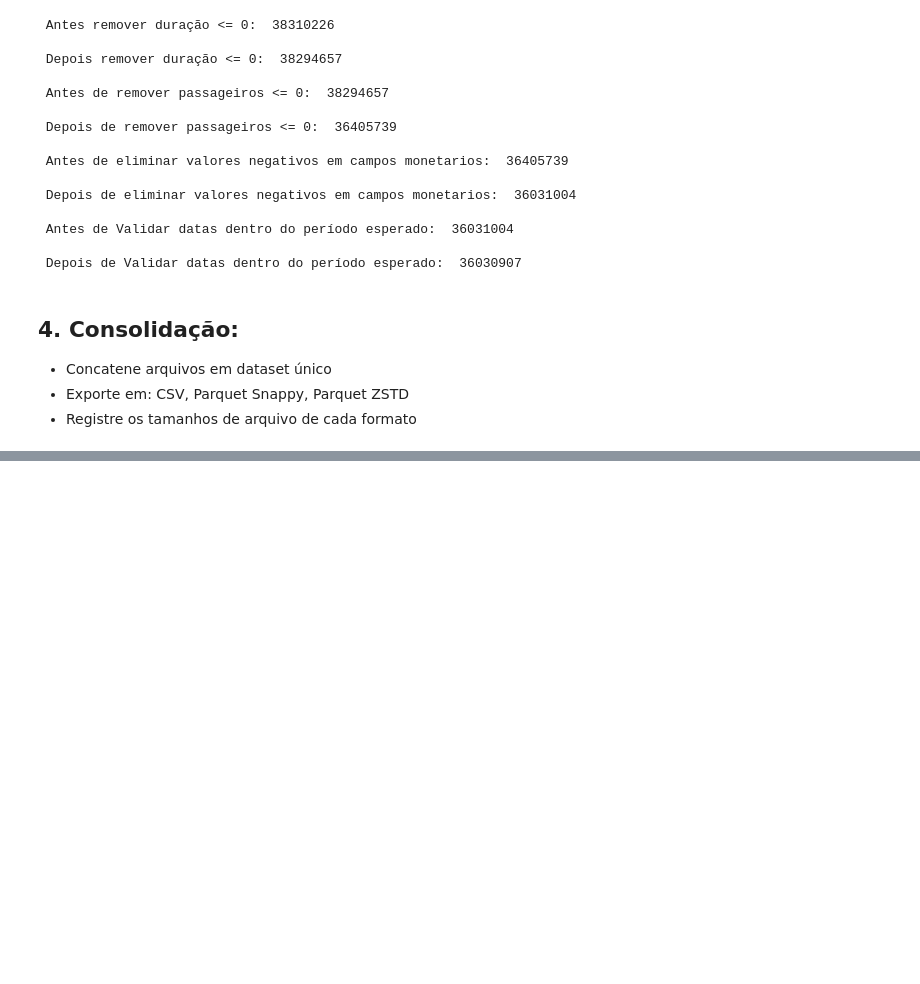
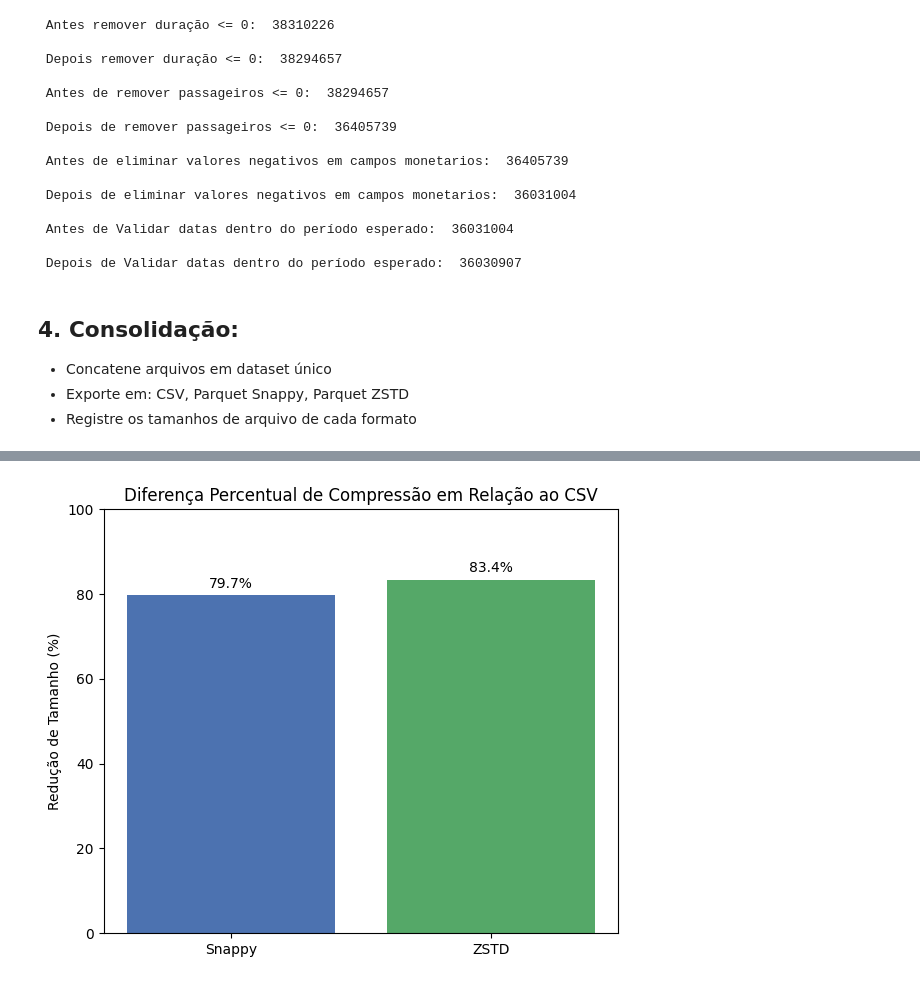
Before and after one commit to Danilus04/CienciaDeDados, a Jupyter notebook: AtividadeLab3/notebook.ipynb, the cells around one changed output, grey strips where cells are left out. Saved outputs shown, nothing was run; the diff lists cells and outputs as text; code cells hidden in the pictures; blank space fills up the shorter version.

```diff
--- a/AtividadeLab3/notebook.ipynb
+++ b/AtividadeLab3/notebook.ipynb
@@ -48,7 +52,7 @@ url_do_arquivo = "https://d37ci6vzurychx.cloudfront.net/trip-data/yellow_tripdat
 pasta_para_salvar = "data"
 
 meses = [f"{i:02d}" for i in range(1, 13)]
-anos = ['2023','2024']
+anos = ['2023']
 
 # PODE QUEBRAR COM OS DADOS DE 2025 QUE NÃO TEM OS DADOS DE TODOS OS MESES MESES
 for ano in anos:
@@ -312,0 +397,21 @@ Parquet (ZSTD): 593.88 MB
+# %%
+# === Gráfico: diferença percentual de compressão ===
+formats = ["Snappy", "ZSTD"]
+reductions = [snappy_reduction, zstd_reduction]
+
+plt.figure(figsize=(6, 5))
+bars = plt.bar(formats, reductions, color=["#4C72B0", "#55A868"])
+
+plt.title("Diferença Percentual de Compressão em Relação ao CSV")
+plt.ylabel("Redução de Tamanho (%)")
+plt.ylim(0, 100)
+
+# Mostrar valores no topo das barras
+for bar in bars:
+    plt.text(bar.get_x() + bar.get_width()/2, bar.get_height() + 1,
+             f"{bar.get_height():.1f}%", ha='center', va='bottom', fontsize=10)
+
+plt.tight_layout()
+plt.show()
+# %% [output]
+[figure, added]
```
Also changed, not shown: parts of 10 cells of this notebook, 2 other files.
